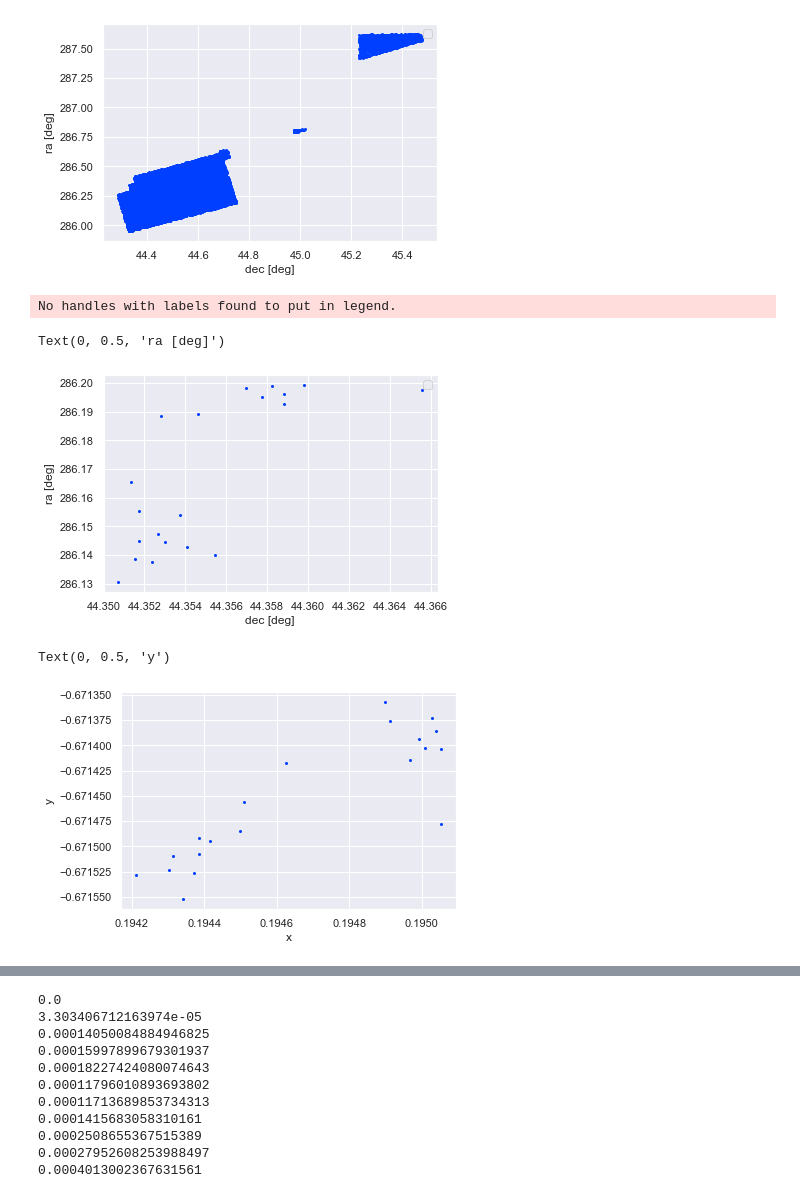
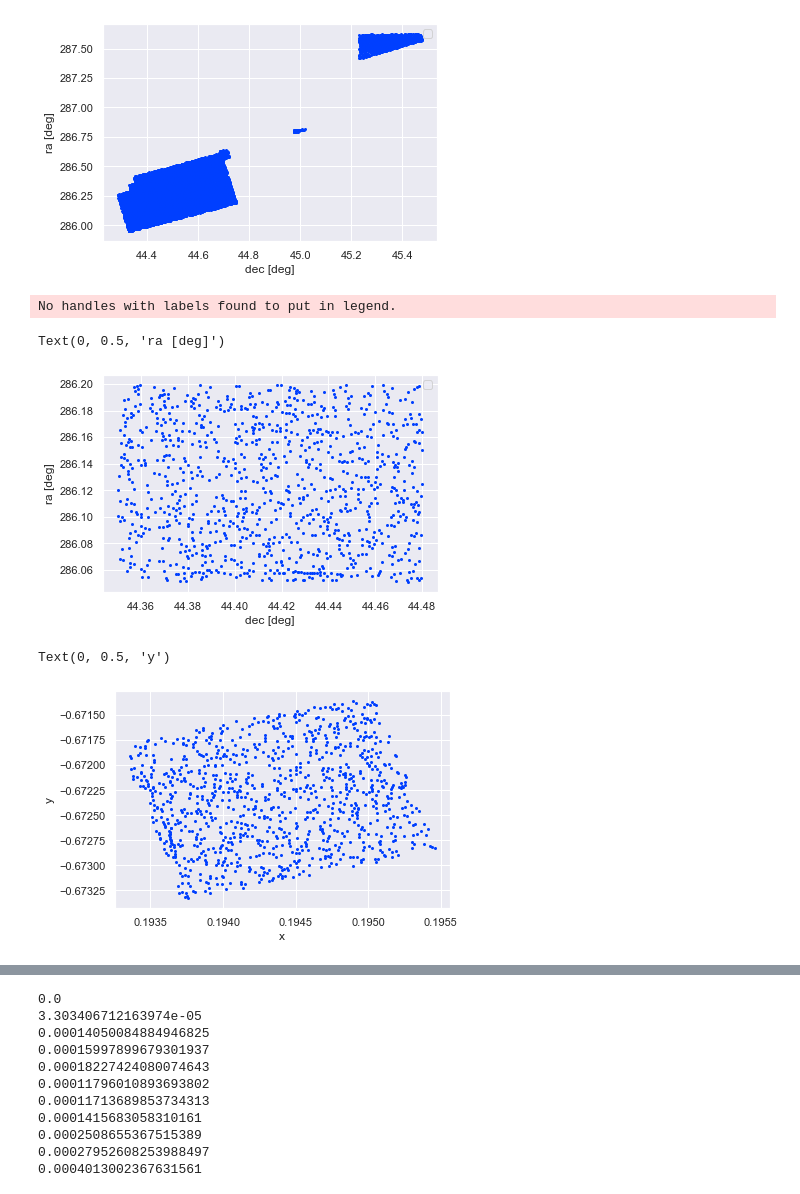
Before and after one commit to DCIDA2019/da2019-Stefany2889, a Jupyter notebook: Semana15/Tarea/Tarea.ipynb, the cells around one changed output, grey strips where cells are left out. Drawn from its saved outputs; the diff is of its cells as text; code cells hidden in the pictures.

```diff
--- a/Semana15/Tarea/Tarea.ipynb
+++ b/Semana15/Tarea/Tarea.ipynb
@@ -29,15 +29,15 @@ No handles with labels found to put in legend.
 Text(0, 0.5, 'ra [deg]')
 [figure]
 # %%
-data1=pdsql("SELECT * FROM data WHERE dec < 44.48 AND dec >44.35 AND ra > 286.05 AND ra< 286.2  LIMIT 20;")
+data1=pdsql("SELECT * FROM data WHERE dec < 44.48 AND dec >44.35 AND ra > 286.05 AND ra< 286.2  LIMIT 1000;")
 plt.plot(data1['dec'], data1['ra'], '.', markersize = 4)
 plt.legend()
 plt.xlabel('dec [deg]')
 plt.ylabel('ra [deg]')
 # %% [output]
 No handles with labels found to put in legend.
 Text(0, 0.5, 'ra [deg]')
-[figure, old version]
+[figure, new version]
 # %%
 rad=np.pi/180
 dec_rad= data1['dec'].mul(rad)
@@ -55,7 +55,7 @@ plt.xlabel('x')
 plt.ylabel('y')
 # %% [output]
 Text(0, 0.5, 'y')
-[figure, old version]
+[figure, new version]
 # %%
 def random(lim_dec, lim_ra, n):
     dec_min=lim_dec[0]
```
Also changed, not shown: parts of 2 cells of this notebook.
